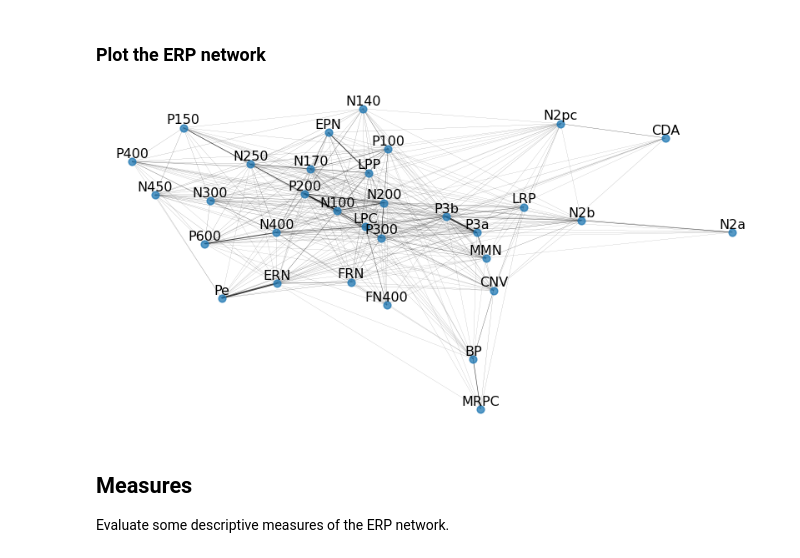
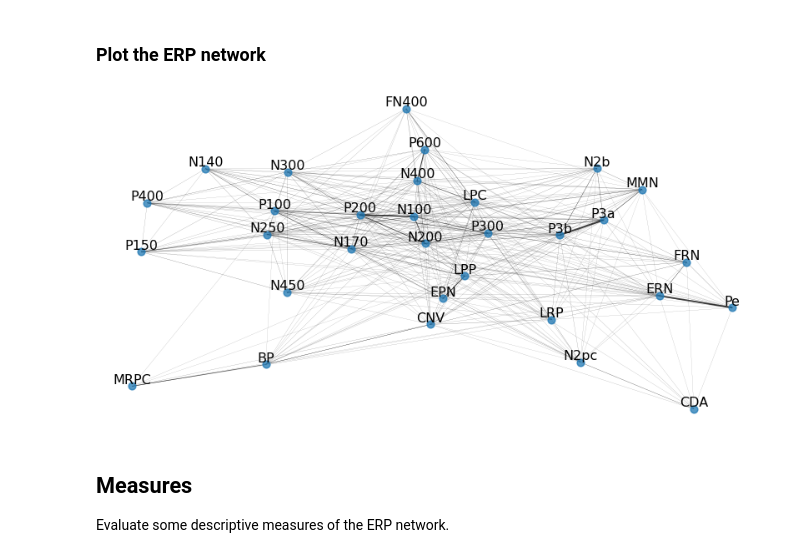
Before and after one commit to weblearn22/ERPscanr, a Jupyter notebook: notebooks/03-WordsNetwork.ipynb, the cells around one changed output. Drawn from its saved outputs; the diff is of its cells as text; code cells hidden in the pictures.

```diff
--- a/notebooks/03-WordsNetwork.ipynb
+++ b/notebooks/03-WordsNetwork.ipynb
@@ -106,11 +106,11 @@ Number of nodes in the network: 32
 ### Plot the ERP network
 # %%
 # Plot the network
-plot_network(network, labels, layout_seed=29, figsize=(11, 5.5),
-             save_fig=SAVE_FIG, file_name='erp_network.pdf',
+plot_network(network, labels, layout_seed=28, figsize=(11, 5.5),
+             save_fig=SAVE_FIG, file_name='erp_network' + SAVE_EXT,
              directory=figs_dir, save_kwargs={'transparent' : True})
 # %% [output]
-[figure, old version]
+[figure, new version]
 # %% [markdown]
 ## Measures
 
```
Also changed, not shown: parts of 10 cells of this notebook, 6 other files.
